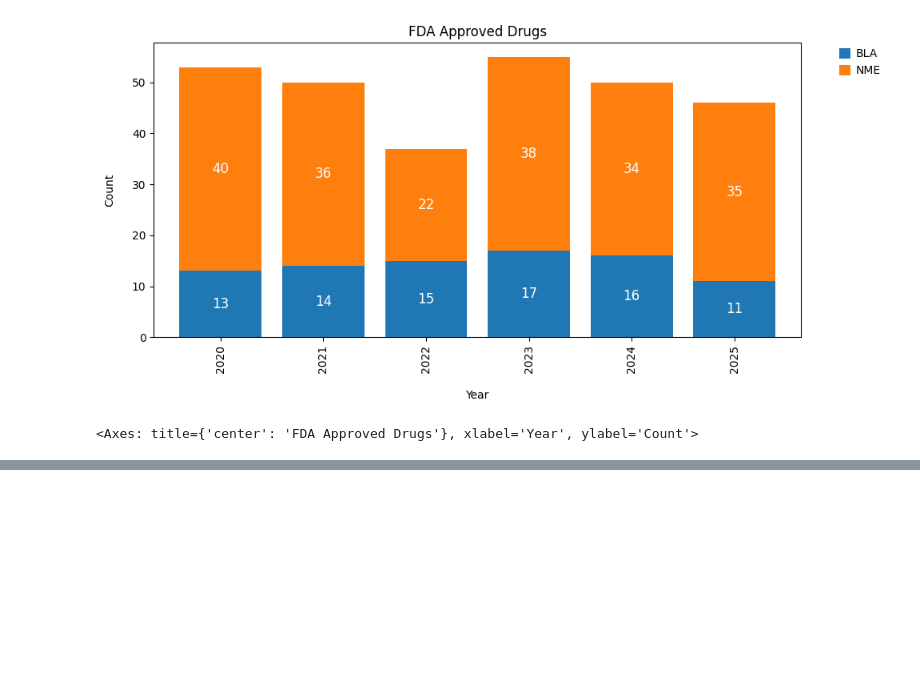
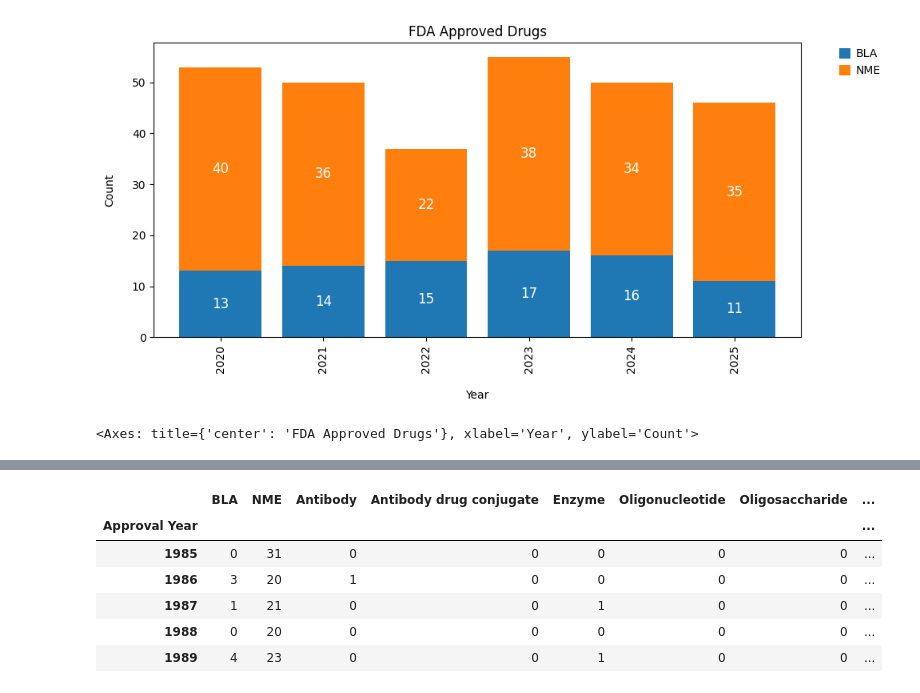
Before and after one commit to tlint101/drug_nme, a Jupyter notebook: Tutorials/01_FDAScraper.ipynb, the cells around one changed output, grey strips where cells are left out. Cells and saved outputs as stored; diff of their text form; code cells hidden in the pictures; blank space fills up the shorter version.

```diff
--- a/Tutorials/01_FDAScraper.ipynb
+++ b/Tutorials/01_FDAScraper.ipynb
@@ -66,0 +90,11 @@ plot.stacked(years=(2020,2025), fontsize=12, legend_loc='out right upper')
+# %%
+plot = FDAPlot(df)
+plot.show(5)
+# %% [output]
+|  | BLA | NME | Antibody | Antibody drug conjugate | Enzyme | Oligonucleotide | Oligosaccharide | ... |
+| Approval Year |  |  |  |  |  |  |  | ... |
+| 1985 | 0 | 31 | 0 | 0 | 0 | 0 | 0 | ... |
+| 1986 | 3 | 20 | 1 | 0 | 0 | 0 | 0 | ... |
+| 1987 | 1 | 21 | 0 | 0 | 1 | 0 | 0 | ... |
+| 1988 | 0 | 20 | 0 | 0 | 0 | 0 | 0 | ... |
+| 1989 | 4 | 23 | 0 | 0 | 1 | 0 | 0 | ... |
```
Also changed, not shown: parts of 24 cells of this notebook.
